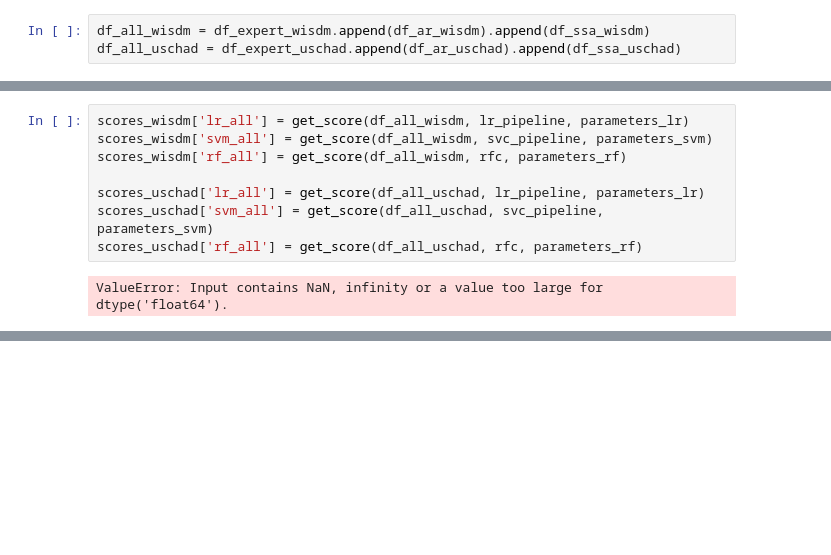
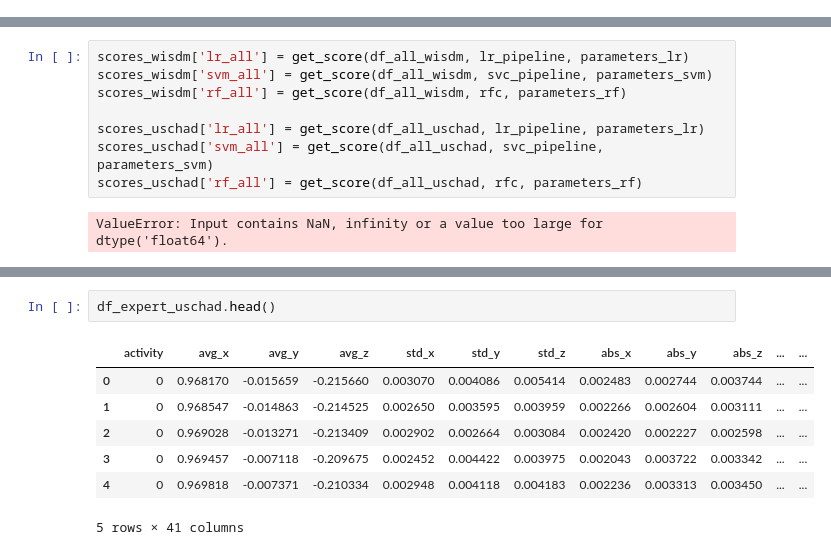
Before and after one commit to Ilyas979/2017-Isachenko-MetaModels, a Jupyter notebook: code/Classification.ipynb, the cells around one changed output, grey strips where cells are left out. Cells and saved outputs as stored; diff of their text form; blank space fills up the shorter version.

```diff
--- a/code/Classification.ipynb
+++ b/code/Classification.ipynb
@@ -153,3 +152,0 @@ results_uschad
-# %%
-df_all_wisdm = df_expert_wisdm.append(df_ar_wisdm).append(df_ssa_wisdm)
-df_all_uschad = df_expert_uschad.append(df_ar_uschad).append(df_ssa_uschad)
@@ -165,0 +182,10 @@ ValueError: Input contains NaN, infinity or a value too large for dtype('float64
+# %%
+df_expert_uschad.head()
+# %% [output]
+|  | activity | avg_x | avg_y | avg_z | std_x | std_y | std_z | abs_x | abs_y | abs_z | ... | ... |
+| 0 | 0 | 0.968170 | -0.015659 | -0.215660 | 0.003070 | 0.004086 | 0.005414 | 0.002483 | 0.002744 | 0.003744 | ... | ... |
+| 1 | 0 | 0.968547 | -0.014863 | -0.214525 | 0.002650 | 0.003595 | 0.003959 | 0.002266 | 0.002604 | 0.003111 | ... | ... |
+| 2 | 0 | 0.969028 | -0.013271 | -0.213409 | 0.002902 | 0.002664 | 0.003084 | 0.002420 | 0.002227 | 0.002598 | ... | ... |
+| 3 | 0 | 0.969457 | -0.007118 | -0.209675 | 0.002452 | 0.004422 | 0.003975 | 0.002043 | 0.003722 | 0.003342 | ... | ... |
+| 4 | 0 | 0.969818 | -0.007371 | -0.210334 | 0.002948 | 0.004118 | 0.004183 | 0.002236 | 0.003313 | 0.003450 | ... | ... |
+5 rows × 41 columns
```
Also changed, not shown: parts of 6 cells of this notebook, 2 other files.
